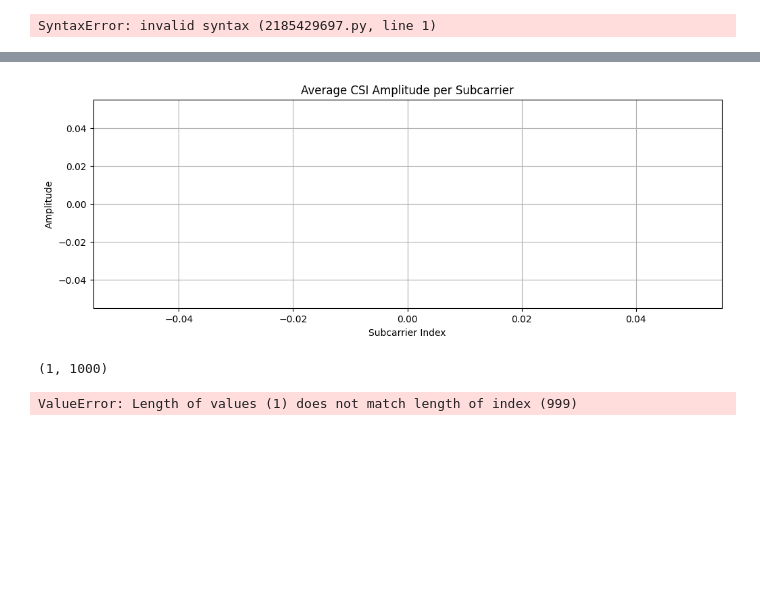
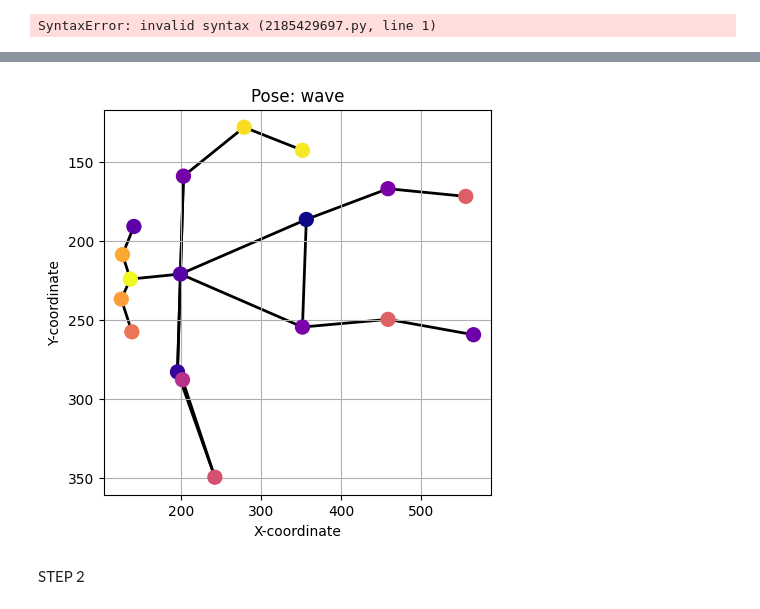
Before and after one commit to jordiestevee/ML4Net-2025, a Jupyter notebook: Sem2/seminar2.ipynb, the cells around one changed output, grey strips where cells are left out. Cells and saved outputs as stored; diff of their text form; code cells hidden in the pictures; blank space fills up the shorter version.

```diff
--- a/Sem2/seminar2.ipynb
+++ b/Sem2/seminar2.ipynb
@@ -183,17 +12,0 @@ plot_skeleton(skeleton_points, label)
-# %%
-plot_avg_csi_amplitude('Train_features.csv')
-# %% [output]
-[figure, removed]
-# %%
-features_df = pd.read_csv('Train_features.csv')
-labels_df = pd.read_csv('Train_labels.csv', header=None)
-print(labels_df.shape)
-
-features_df = pd.read_csv('Train_features.csv')
-features_df['label'] = labels_df[0].values  # Access the first (and only) column
-
-
-plot_csi_distribution_by_class(features_df)
-# %% [output]
-(1, 1000)
-ValueError: Length of values (1) does not match length of index (999)
@@ -199,0 +53,11 @@ ValueError: Length of values (1) does not match length of index (999)
+# %%
+# Load data
+skeleton_df = pd.read_csv("Train_skelletonpoints.csv", header=None)
+labels_df = pd.read_csv("Train_labels.csv", header=None).T.reset_index(drop=True)
+
+# Plot first sample with connections
+plot_skeleton_pose(skeleton_df.iloc[0].values, labels_df.iloc[0, 0])
+# %% [output]
+[figure, added]
+# %% [markdown]
+STEP 2
```
Also changed, not shown: parts of 21 cells of this notebook, 6 other files.
